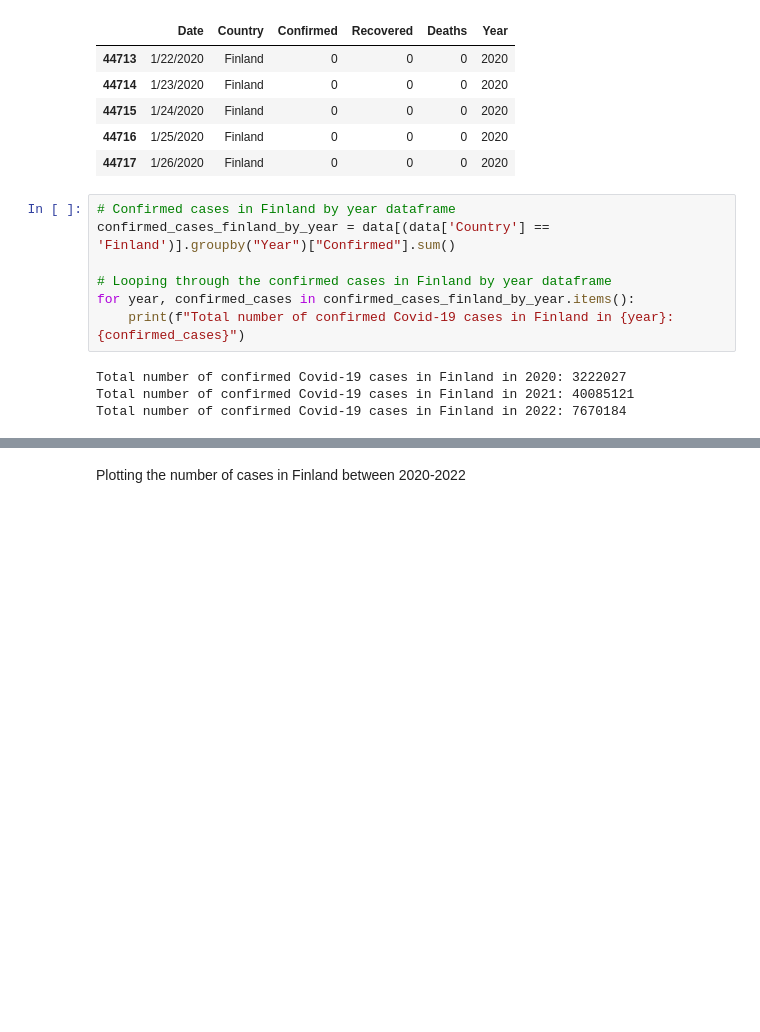
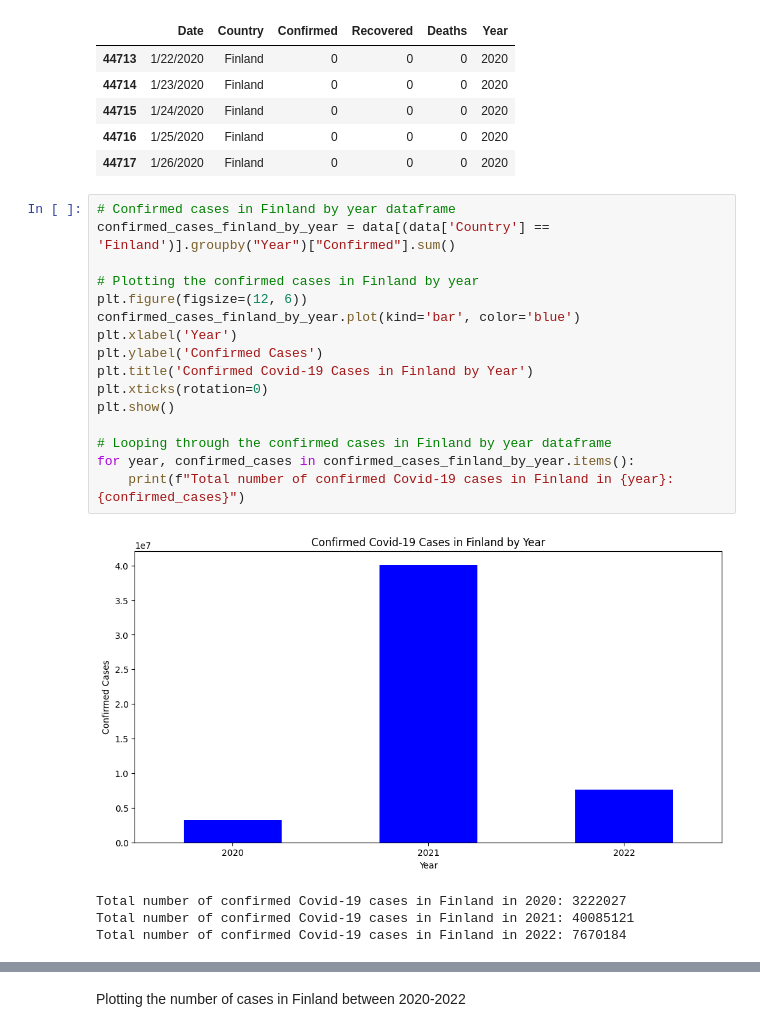
Before and after one commit to SamiAnttalainen/Covid-19_Analysis-Project, a Jupyter notebook: Covid-19_Data_Analysis.ipynb, the cells around one changed output, grey strips where cells are left out. Cells and saved outputs as stored; diff of their text form; blank space fills up the shorter version.

```diff
--- a/Covid-19_Data_Analysis.ipynb
+++ b/Covid-19_Data_Analysis.ipynb
@@ -124,11 +128,21 @@ finland.head()
 # %%
 # Confirmed cases in Finland by year dataframe
 confirmed_cases_finland_by_year = data[(data['Country'] == 'Finland')].groupby("Year")["Confirmed"].sum()
 
+# Plotting the confirmed cases in Finland by year
+plt.figure(figsize=(12, 6))
+confirmed_cases_finland_by_year.plot(kind='bar', color='blue')
+plt.xlabel('Year')
+plt.ylabel('Confirmed Cases')
+plt.title('Confirmed Covid-19 Cases in Finland by Year')
+plt.xticks(rotation=0)
+plt.show()
+
 # Looping through the confirmed cases in Finland by year dataframe
 for year, confirmed_cases in confirmed_cases_finland_by_year.items():
     print(f"Total number of confirmed Covid-19 cases in Finland in {year}: {confirmed_cases}")
 # %% [output]
+[figure, added]
 Total number of confirmed Covid-19 cases in Finland in 2020: 3222027
 Total number of confirmed Covid-19 cases in Finland in 2021: 40085121
 Total number of confirmed Covid-19 cases in Finland in 2022: 7670184
```
Also changed, not shown: parts of 9 cells of this notebook.
